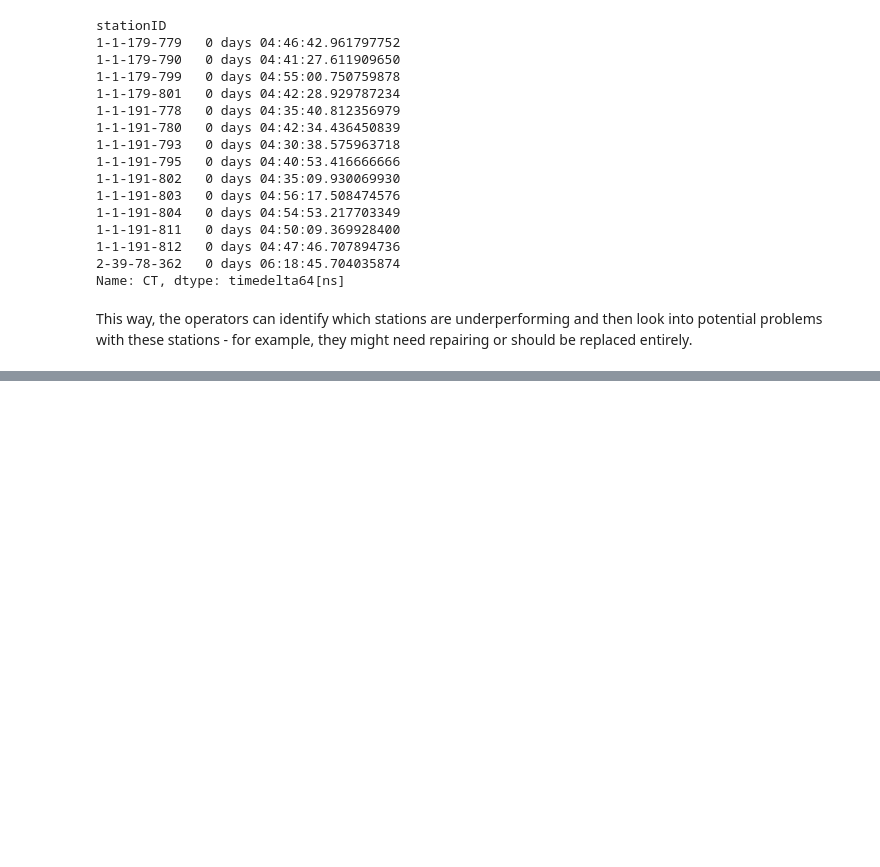
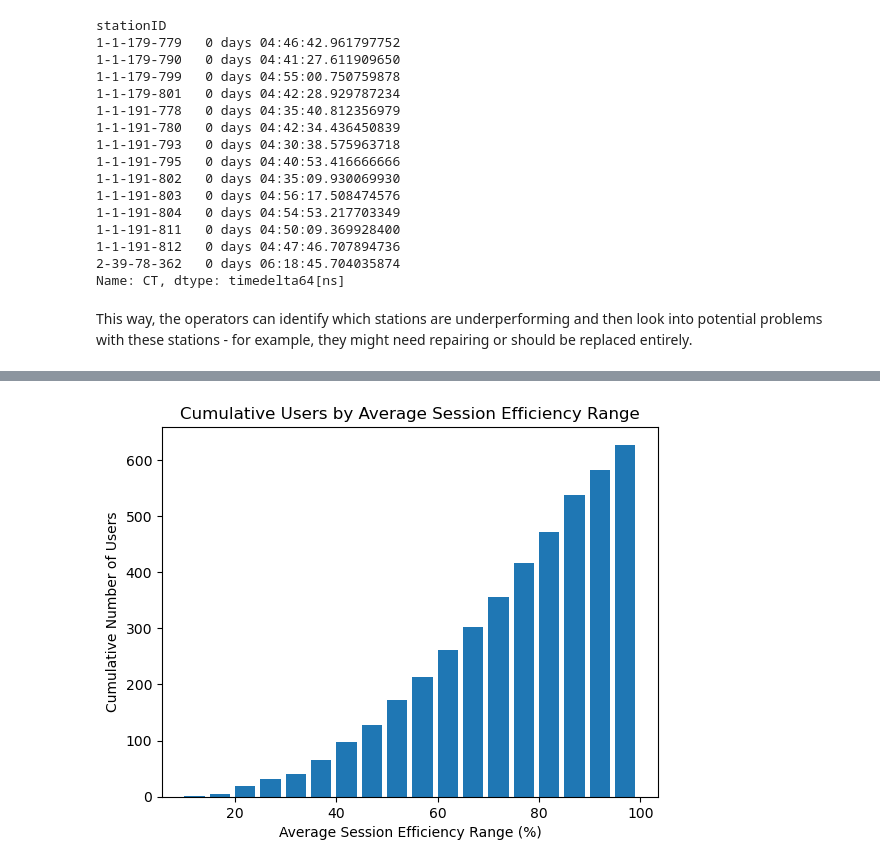
Before and after one commit to AnalyticsAvengers/AA_Project, a Jupyter notebook: 02_Descriptive_Analysis_work.ipynb, the cells around one changed output, grey strips where cells are left out. Cells and saved outputs as stored; diff of their text form; code cells hidden in the pictures; blank space fills up the shorter version.

Commit message:
Added efficiencyPerUser analysis

```diff
--- a/02_Descriptive_Analysis_work.ipynb
+++ b/02_Descriptive_Analysis_work.ipynb
@@ -1471,0 +1495,14 @@ This way, the operators can identify which stations are underperforming and then
+# %%
+efficiencyPerUser = cs_test7.groupby('userID').agg({
+    'sessionEfficiency': ['mean'],
+    'userID': ['count']
+})
+
+efficiencyPerUser.columns = ['average_sessionEfficiency', 'session_count']
+
+efficiencyPerUser = efficiencyPerUser[efficiencyPerUser['session_count'] >= 5]
+
+
+efficiencyPerUser.sort_values(by='average_sessionEfficiency', ascending=True, inplace=True)
+
+efficiencyPerUser.head(25)
@@ -1471,0 +1528,18 @@ This way, the operators can identify which stations are underperforming and then
+# %%
+# Create bins for cumulative 5% ranges
+bins = [i for i in range(10, 105, 5)]
+
+# Create a new column indicating the bin for each user
+efficiencyPerUser['efficiency_bin'] = pd.cut(efficiencyPerUser['average_sessionEfficiency'], bins, labels=bins[:-1], include_lowest=True, right=False)
+
+# Group by the efficiency bins and count the number of users
+cumulative_users = efficiencyPerUser['efficiency_bin'].value_counts().sort_index().cumsum()
+
+# Plot the bar graph
+plt.bar(cumulative_users.index, cumulative_users.values, width=4, align='edge')  # Adjust width as needed
+plt.xlabel('Average Session Efficiency Range (%)')
+plt.ylabel('Cumulative Number of Users')
+plt.title('Cumulative Users by Average Session Efficiency Range')
+plt.show()
+# %% [output]
+[figure, added]
```
Also changed, not shown: parts of 32 cells of this notebook.
